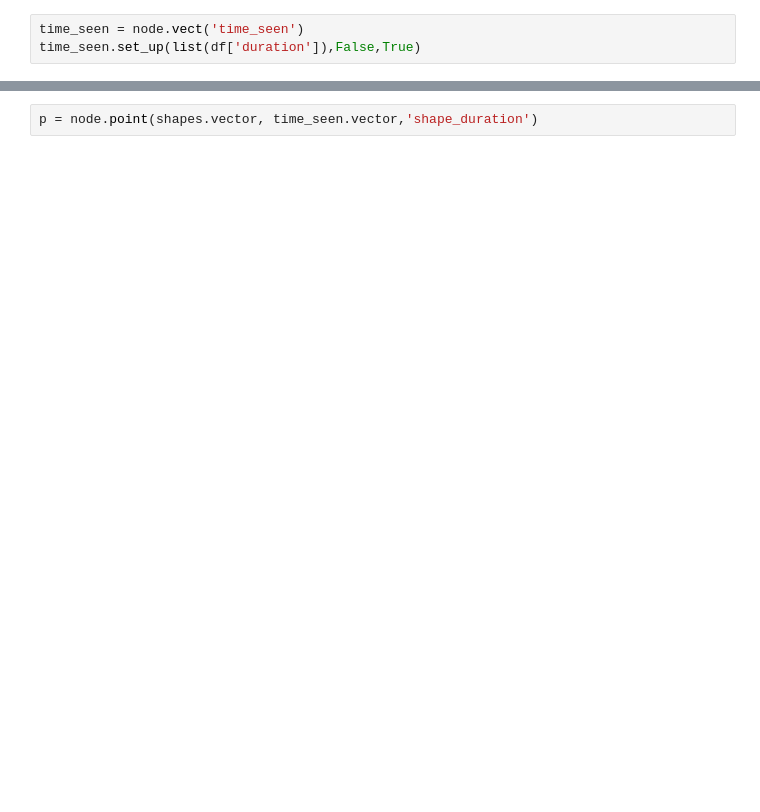
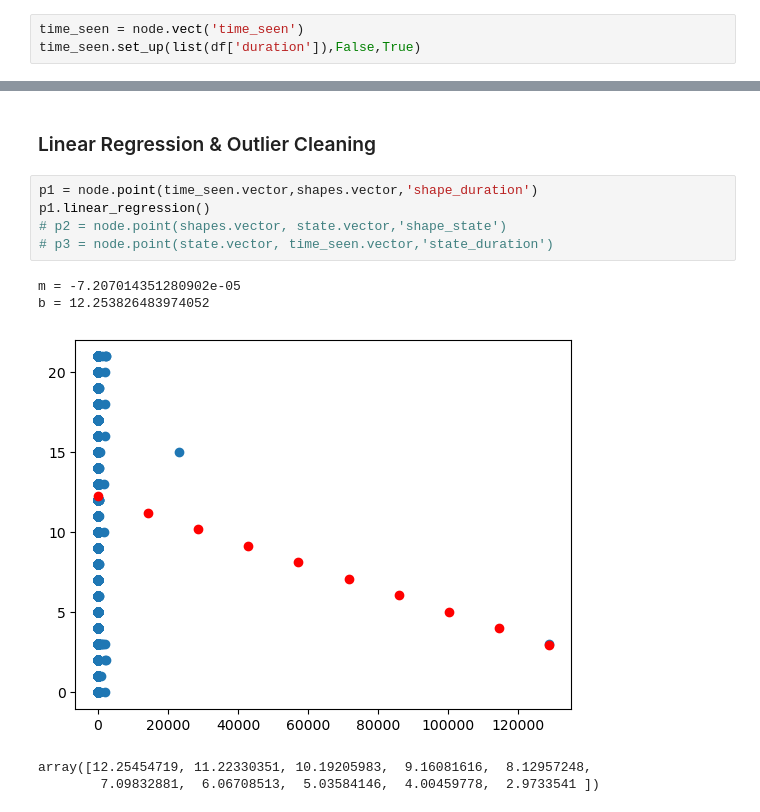
Before and after one commit to LilaShiba/generalized_model, a Jupyter notebook: ufo_research/notebooks/node.ipynb, the cells around one changed output, grey strips where cells are left out. Drawn from its saved outputs; the diff is of its cells as text; blank space fills up the shorter version.

```diff
--- a/ufo_research/notebooks/node.ipynb
+++ b/ufo_research/notebooks/node.ipynb
@@ -31,4 +82,15 @@ print(np.sum(p_v))
+# %% [markdown]
+### Linear Regression & Outlier Cleaning
 # %%
-p = node.point(shapes.vector, time_seen.vector,'shape_duration')
+p1 = node.point(time_seen.vector,shapes.vector,'shape_duration')
+p1.linear_regression()
+# p2 = node.point(shapes.vector, state.vector,'shape_state')
+# p3 = node.point(state.vector, time_seen.vector,'state_duration')
+# %% [output]
+m = -7.207014351280902e-05
+b = 12.253826483974052
+[figure, added]
+array([12.25454719, 11.22330351, 10.19205983,  9.16081616,  8.12957248,
+        7.09832881,  6.06708513,  5.03584146,  4.00459778,  2.9733541 ])
 # %%
 # TODO: REMOVE extreme outliers
```
Also changed, not shown: parts of 18 cells of this notebook, 1 other file.
